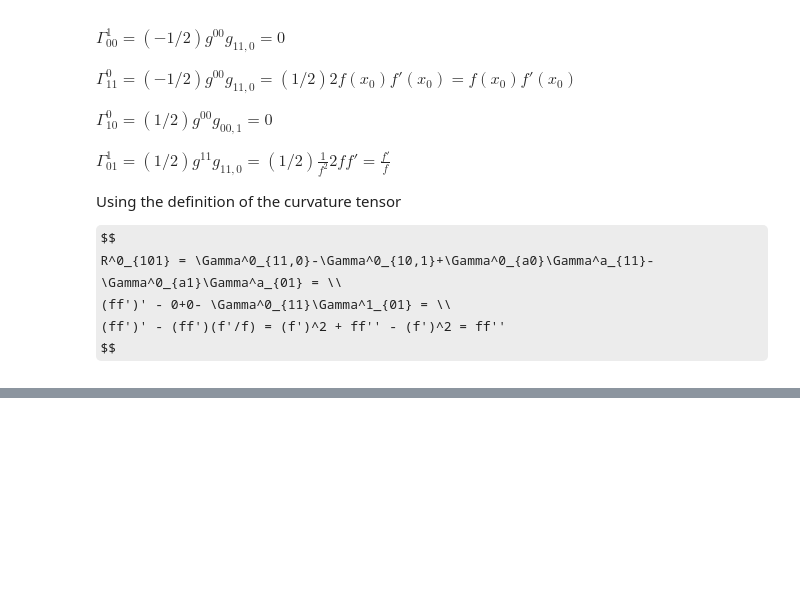
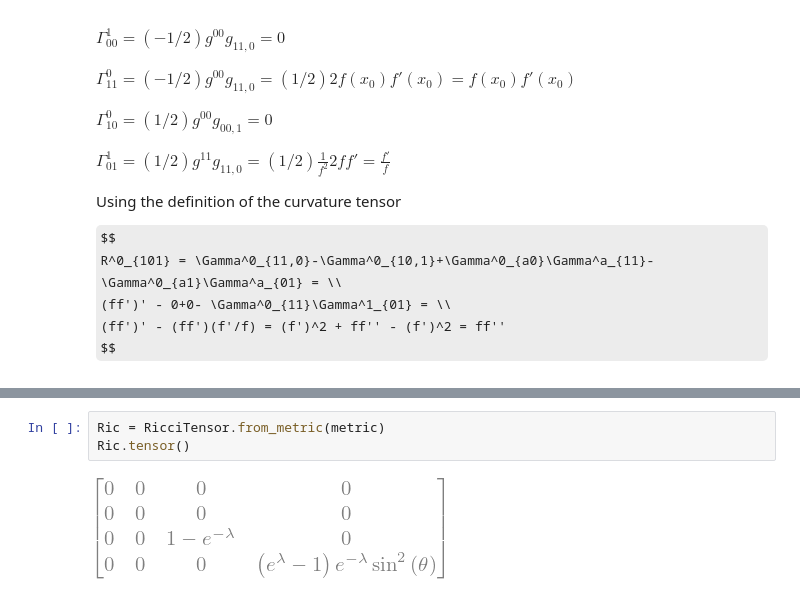
Before and after one commit to algorythmist/physics-with-friends, a Jupyter notebook: general-relativity/guidry-chapter8.ipynb, the cells around one changed output, grey strips where cells are left out. Drawn from its saved outputs; the diff is of its cells as text; some formulas as TeX source; blank space fills up the shorter version.

```diff
--- a/general-relativity/guidry-chapter8.ipynb
+++ b/general-relativity/guidry-chapter8.ipynb
@@ -73,0 +101,5 @@ $$
+# %%
+Ric = RicciTensor.from_metric(metric)
+Ric.tensor()
+# %% [output]
+[figure, added]
```
Also changed, not shown: parts of 5 cells of this notebook.
